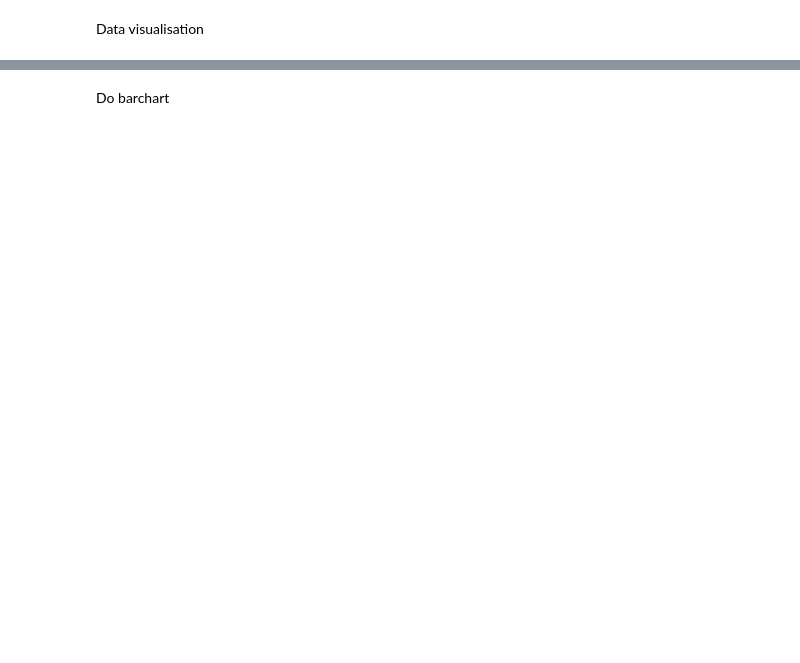
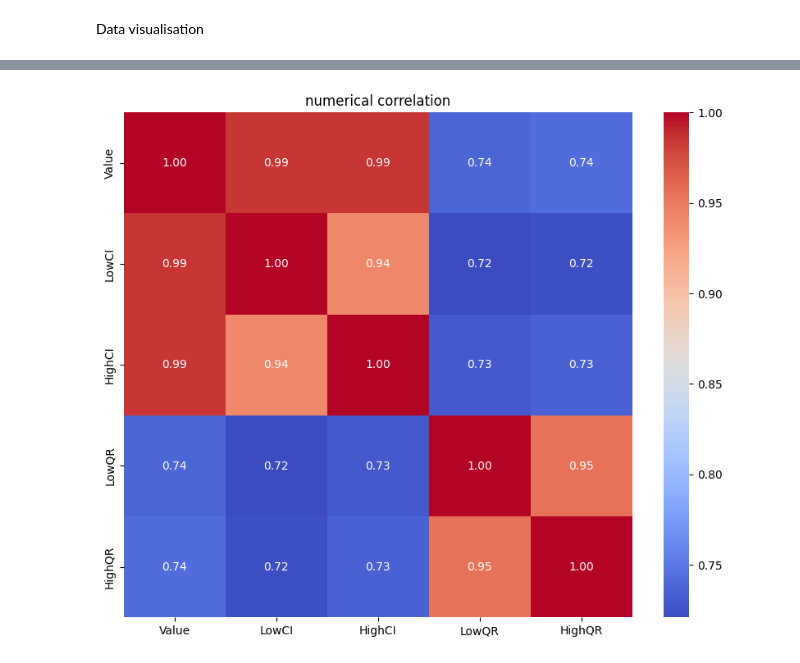
Before and after one commit to notaryanramani/mental-health-analysis, a Jupyter notebook: tabular/mentalHealth.ipynb, the cells around one changed output, grey strips where cells are left out. Drawn from its saved outputs; the diff is of its cells as text; code cells hidden in the pictures; blank space fills up the shorter version.

```diff
--- a/tabular/mentalHealth.ipynb
+++ b/tabular/mentalHealth.ipynb
@@ -135,11 +247,12 @@ plt.show()
 # %%
 # correlation matrix of all numeric features
 plt.figure(figsize=(10, 8))
+numerical_corr_matrix = HealthDataCleaned[numericalFeatures].corr()
 sns.heatmap(numerical_corr_matrix, annot=True, cmap='coolwarm', fmt=".2f")
 plt.title("numerical correlation")
 plt.show()
+# %% [output]
+[figure, added]
-# %% [markdown]
-Do barchart
 # %%
 #Scatter plot : Relationship between observations on two continuous dimensions
 # Scatter plot for Value vs HighCI
```
Also changed, not shown: parts of 36 cells of this notebook.
